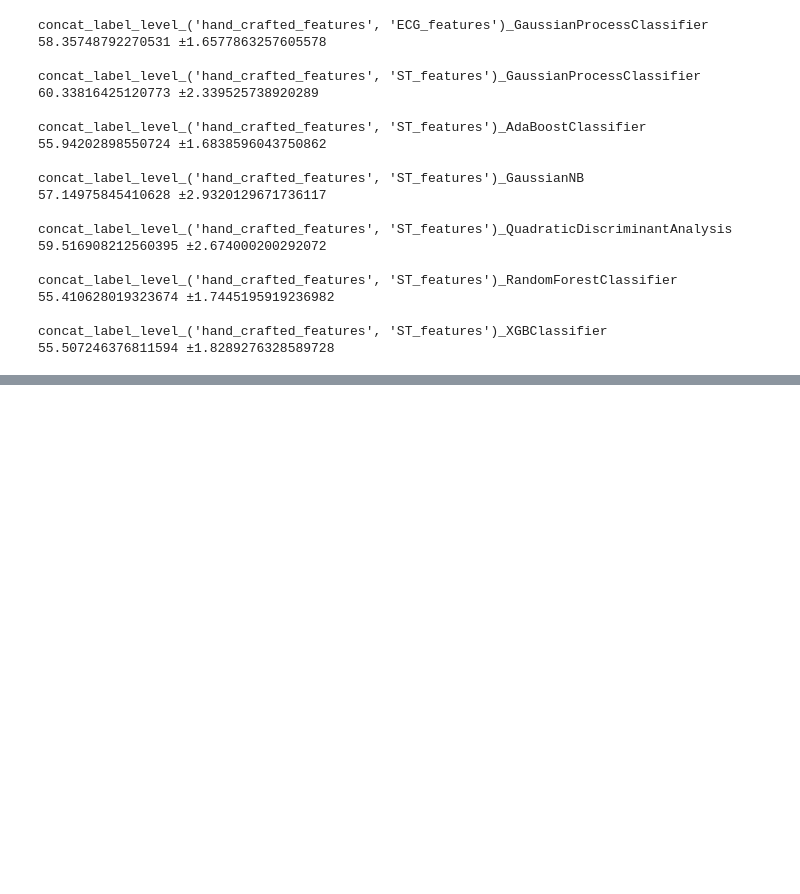
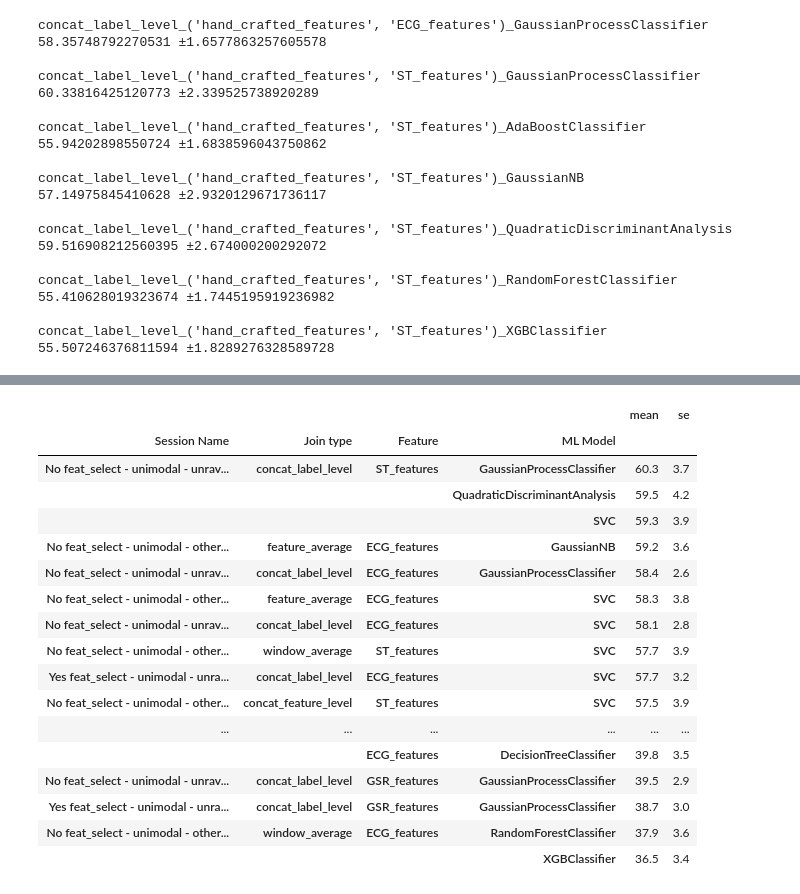
Before and after one commit to LeonardoAlchieri/MUSE, a Jupyter notebook: notebooks/results-analysis.ipynb, the cells around one changed output, grey strips where cells are left out. Cells and saved outputs as stored; diff of their text form; code cells hidden in the pictures; blank space fills up the shorter version.

```diff
--- a/notebooks/results-analysis.ipynb
+++ b/notebooks/results-analysis.ipynb
@@ -4,7 +4,7 @@ Here are some scripts to analyse the results obtained from the training runs. Mo
 from pandas import read_csv
 from IPython.display import display, Markdown as md
 # %%
-path: str = "../results.nosync/train/classical_ml/rootsession31/cross_val.csv"
+path: str = "../results/train/classical_ml/rootsession31/cross_val.csv"
 data = read_csv(path, index_col=0, engine="c")
 # %%
 display(md(f'## RESULTS FOR {path.split("/")[-2]}'))
@@ -157,6 +157,9 @@ concat_label_level_('hand_crafted_features', 'ST_features')_RandomForestClassifi
 concat_label_level_('hand_crafted_features', 'ST_features')_XGBClassifier
 55.507246376811594 ±1.8289276328589728
 # %%
+path: str = "../results/train/classical_ml/rootsession31/cross_val.csv"
+data = read_csv(path, index_col=0, engine="c")
+
 display(md(f'## RESULTS FOR {path.split("/")[-2]}'))
 print("\n")
 for col in data.columns:
@@ -187,0 +204,64 @@ concat_label_level_('hand_crafted_features', 'ST_features')_XGBClassifier
+# %%
+from pandas import MultiIndex, DataFrame, concat, set_option
+from numpy import sqrt, round
+
+def clean_names(x: str):
+    if x[0] == "_":
+        return x[1:]
+    elif x[0] == " ":
+        return x[2:-1]
+    elif x[-1] == "_":
+        return x[:-1]
+    else:
+        return x
+
+unimodal_sessions: dict[str] = {
+    # TODO: missing tests over non-unravelled! ->
+    "No feat_select - unimodal - other joins": ["rootsession36"],
+    "No feat_select - unimodal - unravelled": [
+        "leonardoalchierisession0",
+        "rootsession33",
+    ],
+    # "No feat_select - unimodal - unravelled (no flatlines)": [
+    #     "rootsession28",
+    #     "rootsession34",
+    # ],
+    "Yes feat_select - unimodal - unravelled": ["rootsession30", "rootsession35"],
+}
+
+final_df = DataFrame()
+for session_name, sessions in unimodal_sessions.items():
+    print(f"{session_name}")
+    for session in sessions:
+        print(f"Loading session {session}")
+        path: str = f"../results/train/classical_ml/{session}/cross_val.csv"
+        data = read_csv(path, index_col=0, engine="c")
+        data = data.drop(
+            columns=[col for col in data.columns if "deep_features" in col]
+        )
+        avg_df = data.mean(axis=0)
+        new_idx = [
+            tuple(
+                clean_names(el3)
+                for (el) in idx.split("(")
+                for el2 in el.split(")")
+                for el3 in el2.split(",")
+                if el3 != "'hand_crafted_features'"
+            )
+            for idx in avg_df.index
+        ]
+        new_idx = [tuple((session_name, *idx)) for idx in new_idx]
+        avg_df.index = MultiIndex.from_tuples(
+            new_idx,
+            names=["Session Name", "Join type", "Feature", "ML Model"],
+        )
+        new_data = DataFrame()
+        new_data['mean'] = round(avg_df * 100, decimals=1).astype(float)
+        # new_data['std'] = data.std(axis=0).values
+        new_data['se'] = round(data.std(axis=0).values/sqrt(10) * 100, decimals=1).astype(float)
+
+        final_df = concat([final_df, new_data])
+
+set_option('display.max_rows', 500)
+display(final_df.sort_values(by=['mean'], ascending=False))
+# %% [output]
@@ -187,0 +276,18 @@ concat_label_level_('hand_crafted_features', 'ST_features')_XGBClassifier
+|  |  |  |  | mean | se |
+| Session Name | Join type | Feature | ML Model |  |  |
+| No feat_select - unimodal - unrav... | concat_label_level | ST_features | GaussianProcessClassifier | 60.3 | 3.7 |
+|  |  |  | QuadraticDiscriminantAnalysis | 59.5 | 4.2 |
+|  |  |  | SVC | 59.3 | 3.9 |
+| No feat_select - unimodal - other... | feature_average | ECG_features | GaussianNB | 59.2 | 3.6 |
+| No feat_select - unimodal - unrav... | concat_label_level | ECG_features | GaussianProcessClassifier | 58.4 | 2.6 |
+| No feat_select - unimodal - other... | feature_average | ECG_features | SVC | 58.3 | 3.8 |
+| No feat_select - unimodal - unrav... | concat_label_level | ECG_features | SVC | 58.1 | 2.8 |
+| No feat_select - unimodal - other... | window_average | ST_features | SVC | 57.7 | 3.9 |
+| Yes feat_select - unimodal - unra... | concat_label_level | ECG_features | SVC | 57.7 | 3.2 |
+| No feat_select - unimodal - other... | concat_feature_level | ST_features | SVC | 57.5 | 3.9 |
+| ... | ... | ... | ... | ... | ... |
+|  |  | ECG_features | DecisionTreeClassifier | 39.8 | 3.5 |
+| No feat_select - unimodal - unrav... | concat_label_level | GSR_features | GaussianProcessClassifier | 39.5 | 2.9 |
+| Yes feat_select - unimodal - unra... | concat_label_level | GSR_features | GaussianProcessClassifier | 38.7 | 3.0 |
+| No feat_select - unimodal - other... | window_average | ECG_features | RandomForestClassifier | 37.9 | 3.6 |
+|  |  |  | XGBClassifier | 36.5 | 3.4 |
```
Also changed, not shown: parts of 4 cells of this notebook, 3 other files.
